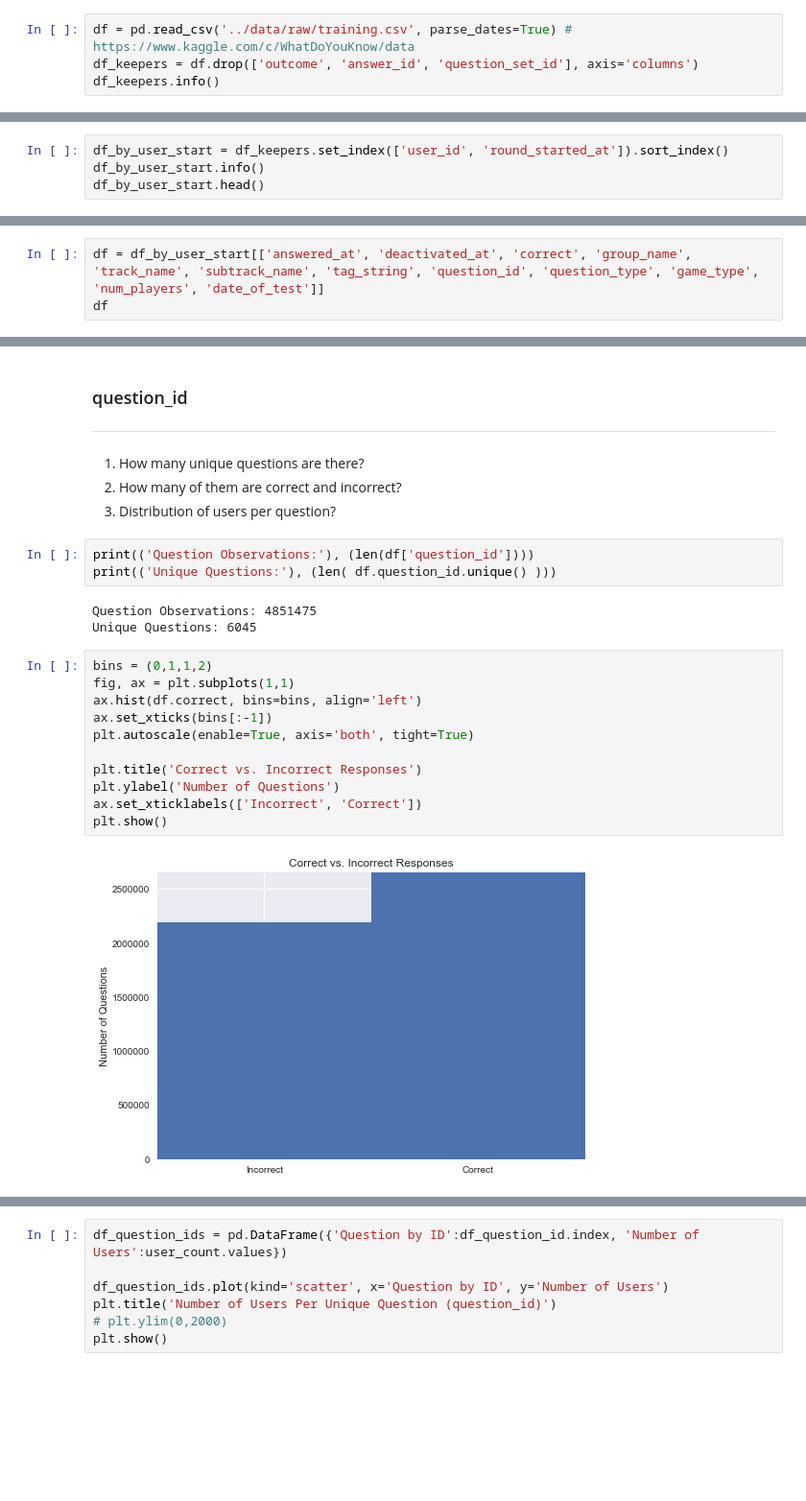
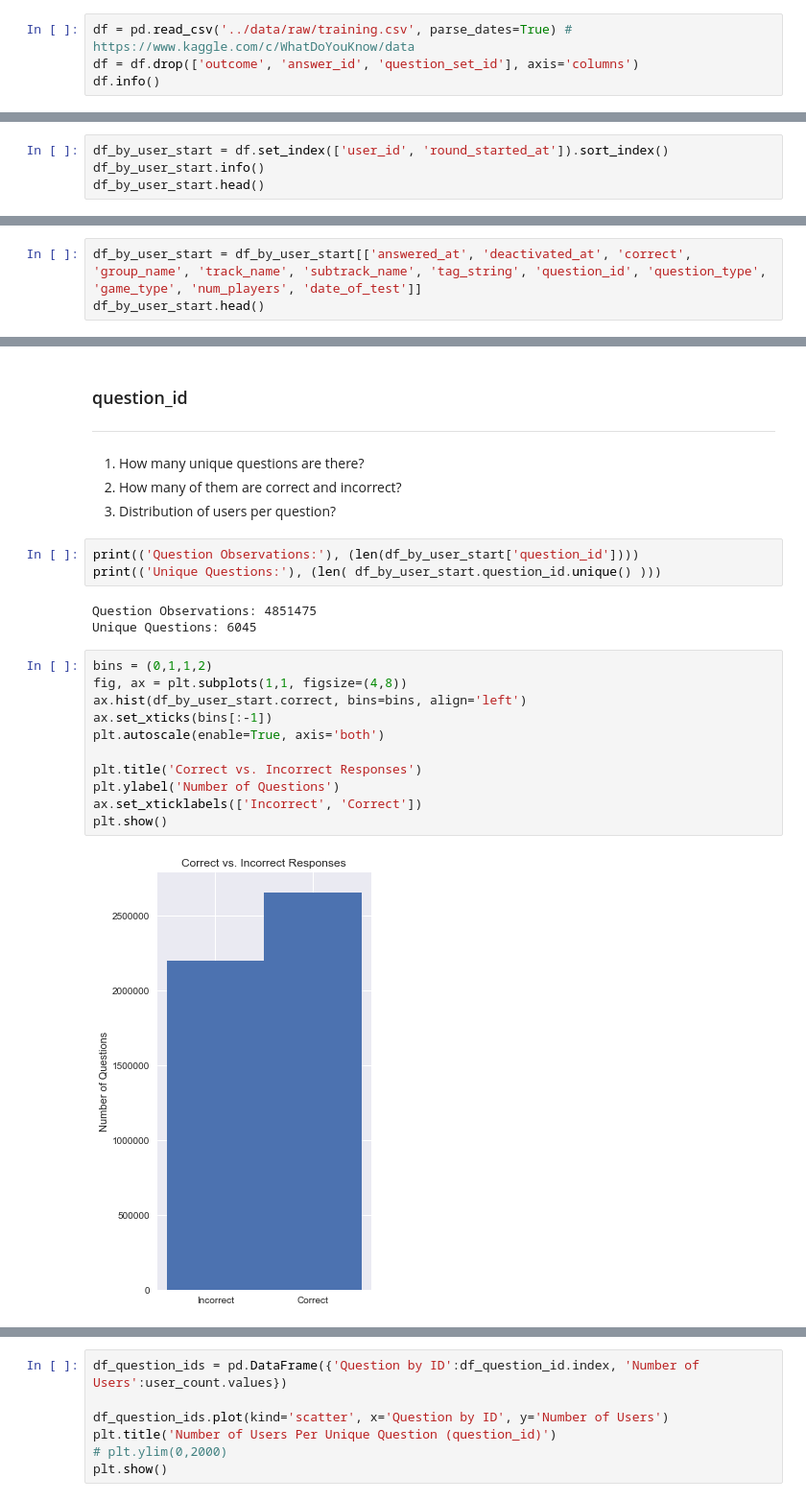
Before and after one commit to oserttas-math/predicting_assessment_mastery, a Jupyter notebook: notebooks/1.0-humburgc-initial_data_exploration.ipynb, the cells around one changed output, grey strips where cells are left out. Shown at 96% size. Cells and saved outputs as stored; diff of their text form; blank space fills up the shorter version.

```diff
--- a/notebooks/1.0-humburgc-initial_data_exploration.ipynb
+++ b/notebooks/1.0-humburgc-initial_data_exploration.ipynb
@@ -120,8 +120,8 @@ from collections import Counter
 ---
 # %%
 df = pd.read_csv('../data/raw/training.csv', parse_dates=True) # https://www.kaggle.com/c/WhatDoYouKnow/data
-df_keepers = df.drop(['outcome', 'answer_id', 'question_set_id'], axis='columns')
-df_keepers.info()
+df = df.drop(['outcome', 'answer_id', 'question_set_id'], axis='columns')
+df.info()
 # %% [output]
 <class 'pandas.core.frame.DataFrame'>
 RangeIndex: 4851475 entries, 0 to 4851474
@@ -152,7 +152,7 @@ df_keepers.head()
 | 3 | 1 | 85818 | 2908 | 0 | 1 | 5 | 0 | 31 49 | ... |
 | 4 | 1 | 85818 | 1773 | 0 | 1 | 5 | 11 | 183 194 207 | ... |
 # %%
-df_by_user_start = df_keepers.set_index(['user_id', 'round_started_at']).sort_index()
+df_by_user_start = df.set_index(['user_id', 'round_started_at']).sort_index()
 df_by_user_start.info()
 df_by_user_start.head()
 # %% [output]
@@ -181,8 +181,8 @@ memory usage: 514.6+ MB
 |  | 2011-08-26 16:57:05 | 1 | 4322 | 0 | 0 | 2 | 10 | ... |
 |  | 2011-08-26 16:57:29 | 1 | 5024 | 0 | 0 | 2 | 10 | ... |
 # %%
-df = df_by_user_start[['answered_at', 'deactivated_at', 'correct', 'group_name', 'track_name', 'subtrack_name', 'tag_string', 'question_id', 'question_type', 'game_type', 'num_players', 'date_of_test']]
-df
+df_by_user_start = df_by_user_start[['answered_at', 'deactivated_at', 'correct', 'group_name', 'track_name', 'subtrack_name', 'tag_string', 'question_id', 'question_type', 'game_type', 'num_players', 'date_of_test']]
+df_by_user_start.head()
 # %% [output]
 |  |  | answered_at | deactivated_at | correct | group_name | track_name | subtrack_name | ... |
 | user_id | round_started_at |  |  |  |  |  |  | ... |
@@ -279,22 +272,22 @@ plt.show()
 2. How many of them are correct and incorrect?
 3. Distribution of users per question?
 # %%
-print(('Question Observations:'), (len(df['question_id'])))
-print(('Unique Questions:'), (len( df.question_id.unique() )))
+print(('Question Observations:'), (len(df_by_user_start['question_id'])))
+print(('Unique Questions:'), (len( df_by_user_start.question_id.unique() )))
 # %% [output]
 Question Observations: 4851475
 Unique Questions: 6045
 # %%
 bins = (0,1,1,2)
-fig, ax = plt.subplots(1,1)
-ax.hist(df.correct, bins=bins, align='left')
+fig, ax = plt.subplots(1,1, figsize=(4,8))
+ax.hist(df_by_user_start.correct, bins=bins, align='left')
 ax.set_xticks(bins[:-1])
-plt.autoscale(enable=True, axis='both', tight=True)
+plt.autoscale(enable=True, axis='both')
 
 plt.title('Correct vs. Incorrect Responses')
 plt.ylabel('Number of Questions')
 ax.set_xticklabels(['Incorrect', 'Correct'])
 plt.show()
 # %% [output]
-[figure, old version]
+[figure, new version]
 # %%
```
Also changed, not shown: parts of 11 cells of this notebook.
